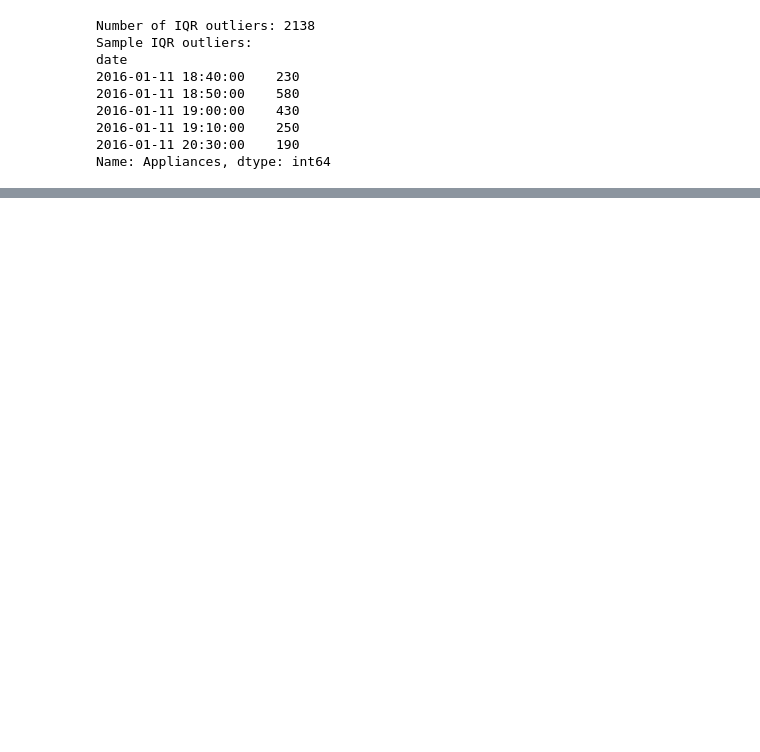
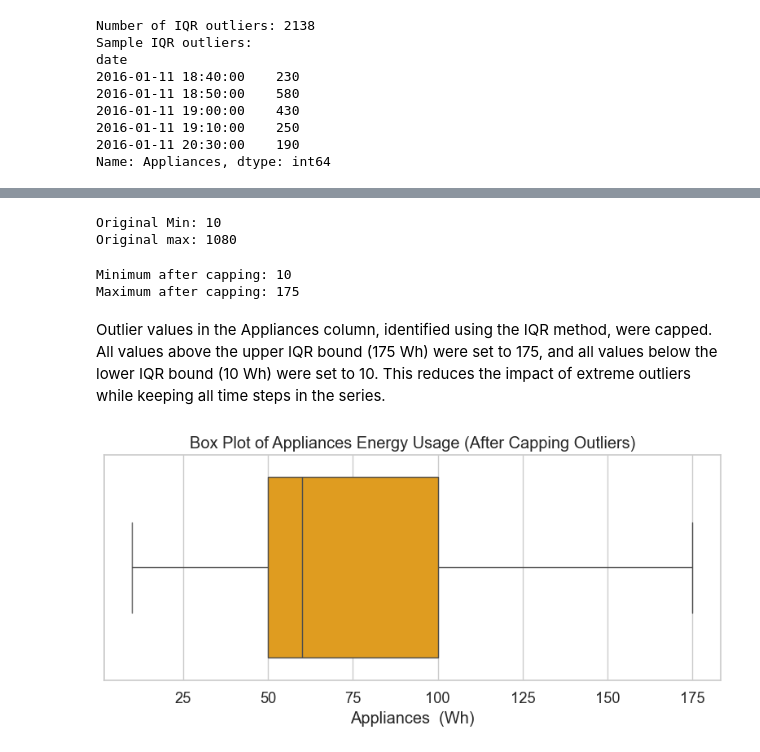
Before and after one commit to Madushani-Weerasekara/appliance_energy_prediction, a Jupyter notebook: notebooks/EDA.ipynb, the cells around one changed output, grey strips where cells are left out. Cells and saved outputs as stored; diff of their text form; code cells hidden in the pictures; blank space fills up the shorter version.

Commit message:
Outlier handling completed

```diff
--- a/notebooks/EDA.ipynb
+++ b/notebooks/EDA.ipynb
@@ -470,3 +470,14 @@ print("99th percentile:", df['Appliances'].quantile(0.99))
 # %% [output]
 1st percentile: 20.0
 99th percentile: 576.5999999999985
+# %%
+# Calculate 1st and 99th percentiles
+p1 = df['Appliances'].quantile(0.01)
+p99 = df['Appliances'].quantile(0.99)
+
+# Cap values outside these percentiles
+df['Appliances_capped_percentile'] = df['Appliances'].clip(lower=p1, upper=p99)
+
+# Check min and max after capping
+print("Min after percentile capping:", df['Appliances_capped_percentile'].min())
+print("Max after percentile capping:", df['Appliances_capped_percentile'].max())
@@ -544,0 +565,28 @@ Name: Appliances, dtype: int64
+# %%
+print("Original Min:", df['Appliances'].min())
+print("Original max:", df['Appliances'].max())
+# %% [output]
+Original Min: 10
+Original max: 1080
+# %%
+# Cap the  outliers in the 'Appliances' column using IQR method
+df['Appliances_capped'] = df['Appliances'].clip(lower=lower_bound, upper=upper_bound)
+# %%
+# Check if the cap worked
+print("Minimum after capping:", df['Appliances_capped'].min())
+print("Maximum after capping:", df['Appliances_capped'].max())
+# %% [output]
+Minimum after capping: 10
+Maximum after capping: 175
+# %% [markdown]
+Outlier values in the Appliances column, identified using the IQR method, were capped.
+All values above the upper IQR bound (175 Wh) were set to 175, and all values below the lower IQR bound (10 Wh) were set to 10.
+This reduces the impact of extreme outliers while keeping all time steps in the series.
+# %%
+plt.figure(figsize=(8, 4))
+sns.boxplot(x=df['Appliances_capped'], color='orange')
+plt.title("Box Plot of Appliances Energy Usage (After Capping Outliers)")
+plt.xlabel("Appliances  (Wh)")
+plt.tight_layout()
+# %% [output]
+[figure, added]
```
Also changed, not shown: parts of 6 cells of this notebook.
